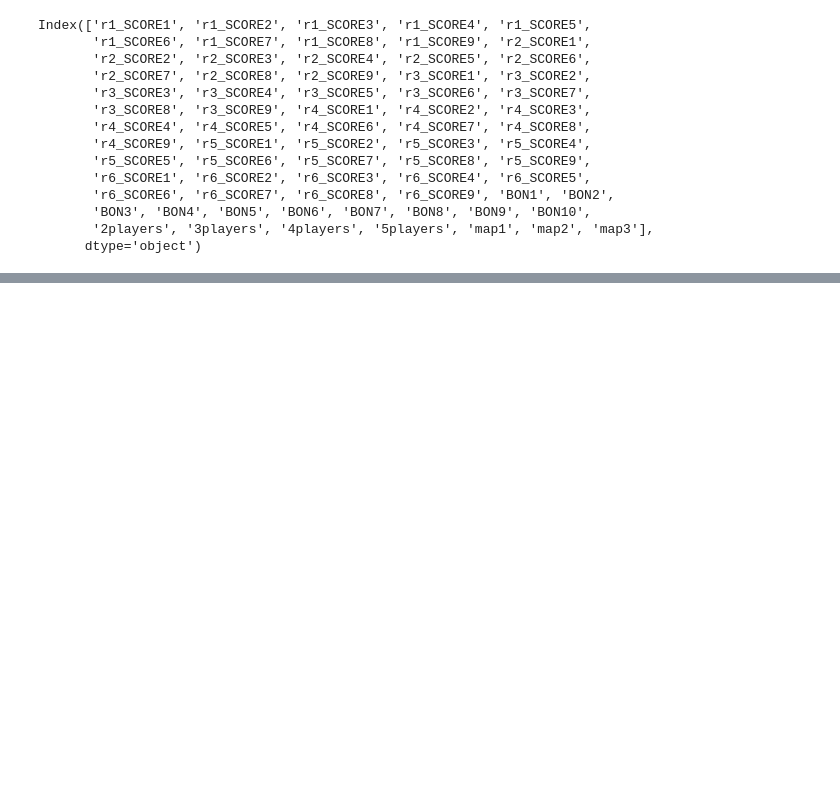
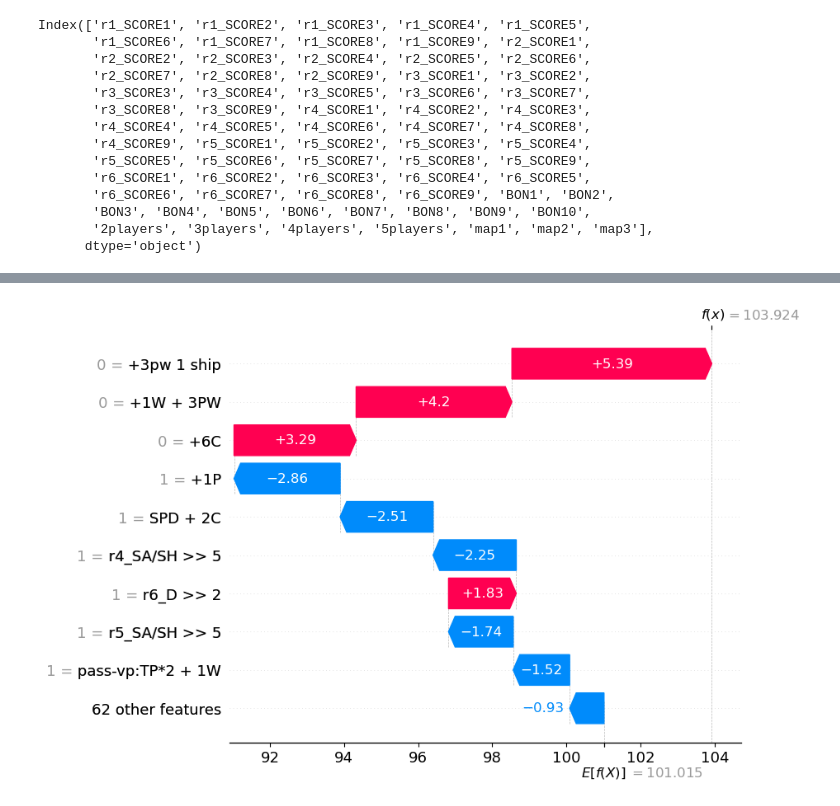
Before and after one commit to guyreading/terrabot, a Jupyter notebook: faction-picker-bot/shap_metrics.ipynb, the cells around one changed output, grey strips where cells are left out. Drawn from its saved outputs; the diff is of its cells as text; code cells hidden in the pictures; blank space fills up the shorter version.

```diff
--- a/faction-picker-bot/shap_metrics.ipynb
+++ b/faction-picker-bot/shap_metrics.ipynb
@@ -80,0 +143,4 @@ shap.plots.waterfall(shap_values[0])
+# %%
+shap.plots.waterfall(shap_values[19])
+# %% [output]
+[figure, added]
```
Also changed, not shown: parts of 12 cells of this notebook, 6 other files.
